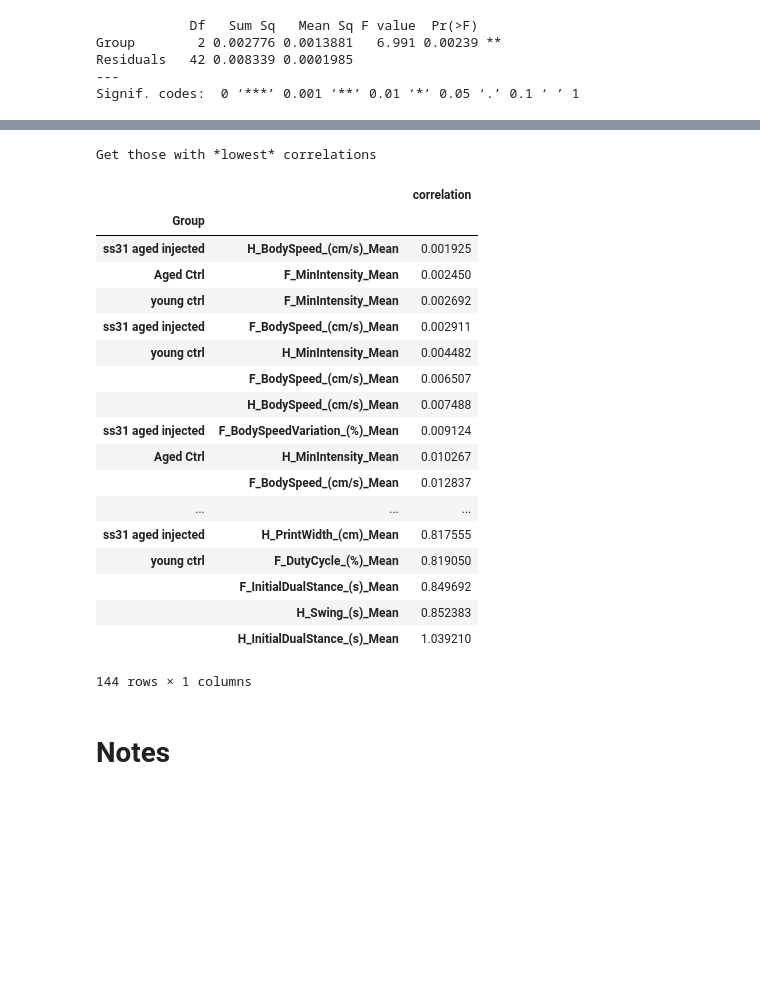
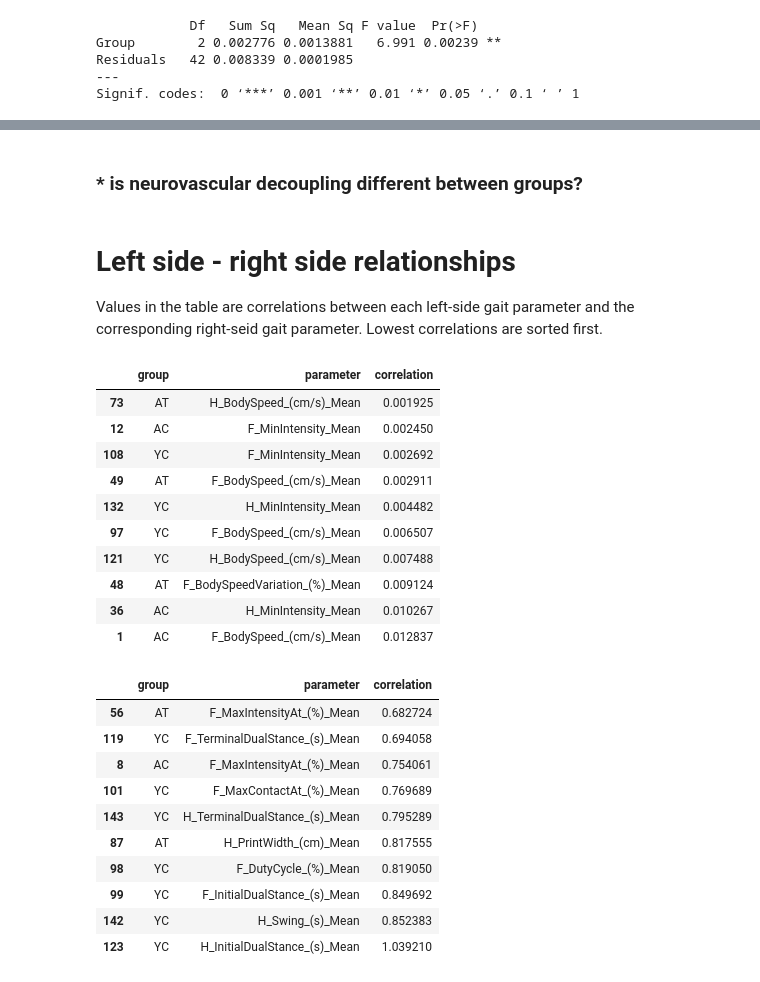
Before and after one commit to aperz/vacou, a Jupyter notebook: vacou-2.ipynb, the cells around one changed output, grey strips where cells are left out. Saved outputs shown, nothing was run; the diff lists cells and outputs as text; code cells hidden in the pictures; blank space fills up the shorter version.

```diff
--- a/vacou-2.ipynb
+++ b/vacou-2.ipynb
@@ -323,28 +422,21 @@ Signif. codes:  0 ‘***’ 0.001 ‘**’ 0.01 ‘*’ 0.05 ‘.’ 0.1 ‘ ’
+# %% [markdown]
+### * is neurovascular decoupling different between groups?
+# %% [markdown]
+# Left side - right side relationships
+Values in the table are correlations between each left-side gait parameter and the corresponding right-seid gait parameter. Lowest correlations are sorted first.
 # %%
 corrs = corr_L_R(full_df)
-print('Get those with *lowest* correlations')
 #corrs.groupby(corrs.index.get_level_values(0)).apply(lambda x: x.sort_values('correlation', ascending=True))
-corrs.sort_values('correlation', ascending=True)
+corrs.sort_values('correlation', ascending=True).head(10)
 # %% [output]
-Get those with *lowest* correlations
-|  |  | correlation |
-| Group |  |  |
-| ss31 aged injected | H_BodySpeed_(cm/s)_Mean | 0.001925 |
-| Aged Ctrl | F_MinIntensity_Mean | 0.002450 |
-| young ctrl | F_MinIntensity_Mean | 0.002692 |
-| ss31 aged injected | F_BodySpeed_(cm/s)_Mean | 0.002911 |
-| young ctrl | H_MinIntensity_Mean | 0.004482 |
-|  | F_BodySpeed_(cm/s)_Mean | 0.006507 |
-|  | H_BodySpeed_(cm/s)_Mean | 0.007488 |
-| ss31 aged injected | F_BodySpeedVariation_(%)_Mean | 0.009124 |
-| Aged Ctrl | H_MinIntensity_Mean | 0.010267 |
-|  | F_BodySpeed_(cm/s)_Mean | 0.012837 |
-| ... | ... | ... |
-| ss31 aged injected | H_PrintWidth_(cm)_Mean | 0.817555 |
-| young ctrl | F_DutyCycle_(%)_Mean | 0.819050 |
-|  | F_InitialDualStance_(s)_Mean | 0.849692 |
-|  | H_Swing_(s)_Mean | 0.852383 |
-|  | H_InitialDualStance_(s)_Mean | 1.039210 |
+|  | group | parameter | correlation |
+| 73 | AT | H_BodySpeed_(cm/s)_Mean | 0.001925 |
+| 12 | AC | F_MinIntensity_Mean | 0.002450 |
+| 108 | YC | F_MinIntensity_Mean | 0.002692 |
+| 49 | AT | F_BodySpeed_(cm/s)_Mean | 0.002911 |
+| 132 | YC | H_MinIntensity_Mean | 0.004482 |
+| 97 | YC | F_BodySpeed_(cm/s)_Mean | 0.006507 |
+| 121 | YC | H_BodySpeed_(cm/s)_Mean | 0.007488 |
+| 48 | AT | F_BodySpeedVariation_(%)_Mean | 0.009124 |
+| 36 | AC | H_MinIntensity_Mean | 0.010267 |
+| 1 | AC | F_BodySpeed_(cm/s)_Mean | 0.012837 |
-144 rows × 1 columns
-# %% [markdown]
-# Notes
@@ -354,0 +443,14 @@ p3.dendrogram_row.linkage # linkage matrix for rows
+# %%
+corrs.sort_values('correlation', ascending=True).tail(10)
+# %% [output]
+|  | group | parameter | correlation |
+| 56 | AT | F_MaxIntensityAt_(%)_Mean | 0.682724 |
+| 119 | YC | F_TerminalDualStance_(s)_Mean | 0.694058 |
+| 8 | AC | F_MaxIntensityAt_(%)_Mean | 0.754061 |
+| 101 | YC | F_MaxContactAt_(%)_Mean | 0.769689 |
+| 143 | YC | H_TerminalDualStance_(s)_Mean | 0.795289 |
+| 87 | AT | H_PrintWidth_(cm)_Mean | 0.817555 |
+| 98 | YC | F_DutyCycle_(%)_Mean | 0.819050 |
+| 99 | YC | F_InitialDualStance_(s)_Mean | 0.849692 |
+| 142 | YC | H_Swing_(s)_Mean | 0.852383 |
+| 123 | YC | H_InitialDualStance_(s)_Mean | 1.039210 |
```
Also changed, not shown: parts of 40 cells of this notebook.
